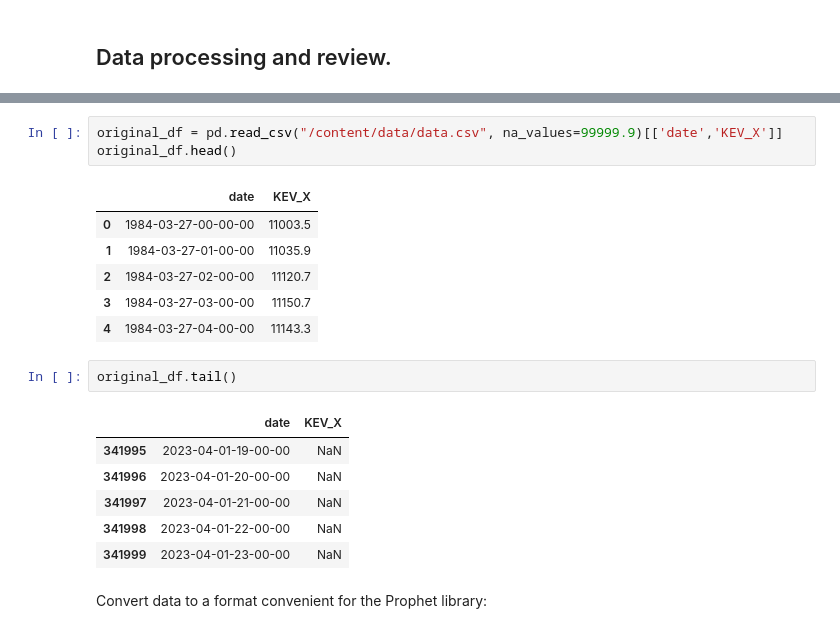
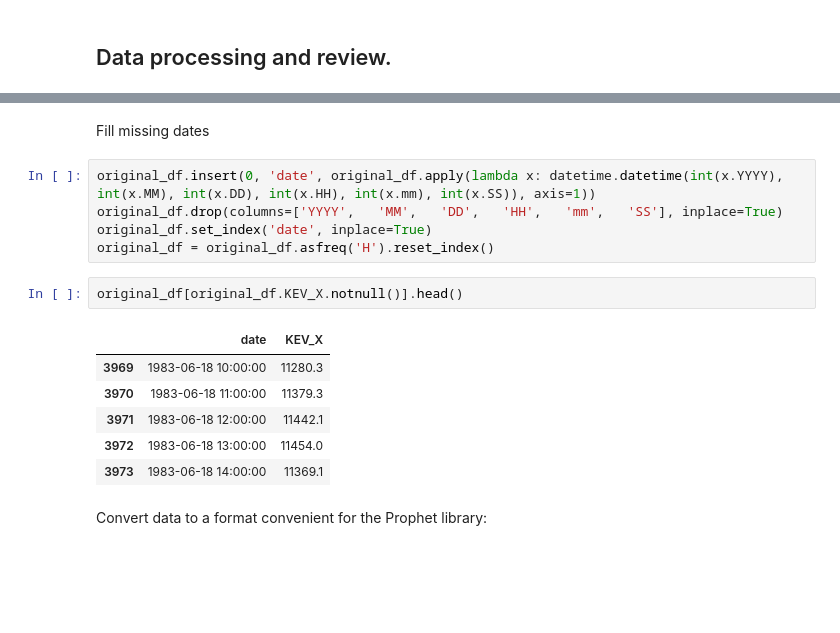
Before and after one commit to OkoksNeDam/geoinformation-data-forecasting, a Jupyter notebook: prophet.ipynb, the cells around one changed output, grey strips where cells are left out. Drawn from its saved outputs; the diff is of its cells as text; blank space fills up the shorter version.

```diff
--- a/prophet.ipynb
+++ b/prophet.ipynb
@@ -100,22 +67,19 @@ d.head()
-# %%
-original_df = pd.read_csv("/content/data/data.csv", na_values=99999.9)[['date','KEV_X']]
-original_df.head()
-# %% [output]
-|  | date | KEV_X |
-| 0 | 1984-03-27-00-00-00 | 11003.5 |
-| 1 | 1984-03-27-01-00-00 | 11035.9 |
-| 2 | 1984-03-27-02-00-00 | 11120.7 |
-| 3 | 1984-03-27-03-00-00 | 11150.7 |
-| 4 | 1984-03-27-04-00-00 | 11143.3 |
-# %%
-original_df.tail()
-# %% [output]
-|  | date | KEV_X |
-| 341995 | 2023-04-01-19-00-00 | NaN |
-| 341996 | 2023-04-01-20-00-00 | NaN |
-| 341997 | 2023-04-01-21-00-00 | NaN |
-| 341998 | 2023-04-01-22-00-00 | NaN |
-| 341999 | 2023-04-01-23-00-00 | NaN |
+# %% [markdown]
+Fill missing dates
+# %%
+original_df.insert(0, 'date', original_df.apply(lambda x: datetime.datetime(int(x.YYYY), int(x.MM), int(x.DD), int(x.HH), int(x.mm), int(x.SS)), axis=1))
+original_df.drop(columns=['YYYY',	'MM',	'DD',	'HH',	'mm',	'SS'], inplace=True)
+original_df.set_index('date', inplace=True)
+original_df = original_df.asfreq('H').reset_index()
+# %%
+original_df[original_df.KEV_X.notnull()].head()
+# %% [output]
+|  | date | KEV_X |
+| 3969 | 1983-06-18 10:00:00 | 11280.3 |
+| 3970 | 1983-06-18 11:00:00 | 11379.3 |
+| 3971 | 1983-06-18 12:00:00 | 11442.1 |
+| 3972 | 1983-06-18 13:00:00 | 11454.0 |
+| 3973 | 1983-06-18 14:00:00 | 11369.1 |
 # %% [markdown]
 Convert data to a format convenient for the Prophet library:
 # %%
```
Also changed, not shown: parts of 5 cells of this notebook.
